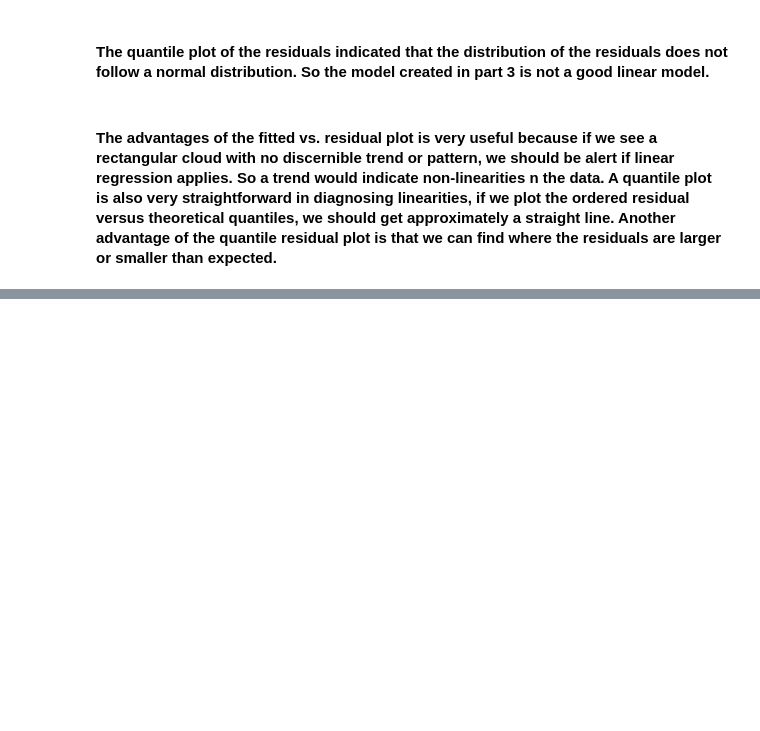
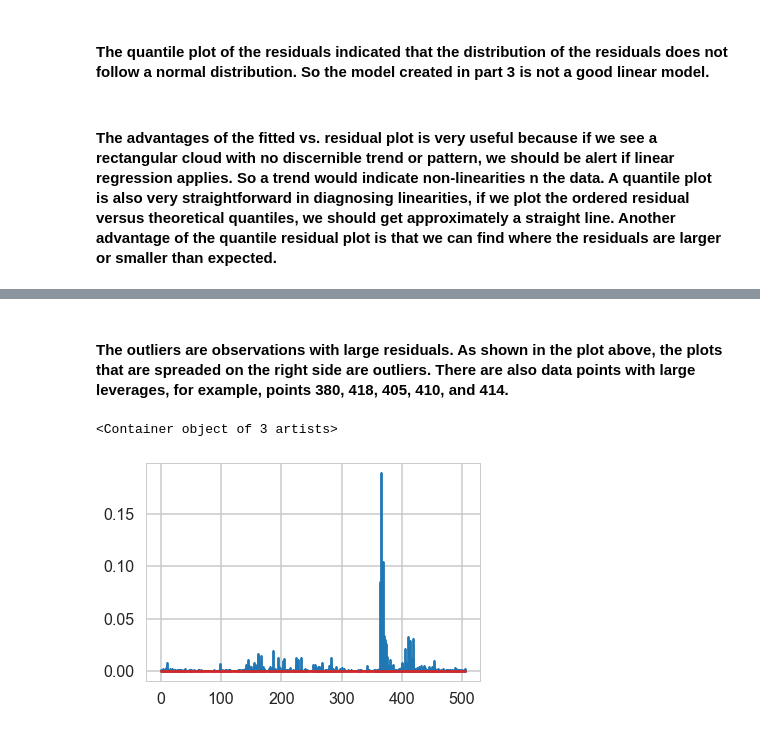
Before and after one commit to forheart81/Data-Science, a Jupyter notebook: Mini_Project_Linear_Regression.ipynb, the cells around one changed output, grey strips where cells are left out. Drawn from its saved outputs; the diff is of its cells as text; code cells hidden in the pictures; blank space fills up the shorter version.

```diff
--- a/Mini_Project_Linear_Regression.ipynb
+++ b/Mini_Project_Linear_Regression.ipynb
@@ -1047,0 +1061,10 @@ pylab.show()
+# %% [markdown]
+#### The outliers are observations with large residuals. As shown in the plot above, the plots that are spreaded on the right side are outliers. There are also data points with large leverages, for example, points 380, 418, 405, 410, and 414.
+# %%
+influence = m4.get_influence()
+#c is the distance and p is p-value
+(c, p) = influence.cooks_distance
+plt.stem(np.arange(len(c)), c, markerfmt=",")
+# %% [output]
+<Container object of 3 artists>
+[figure, added]
```
Also changed, not shown: parts of 16 cells of this notebook.
